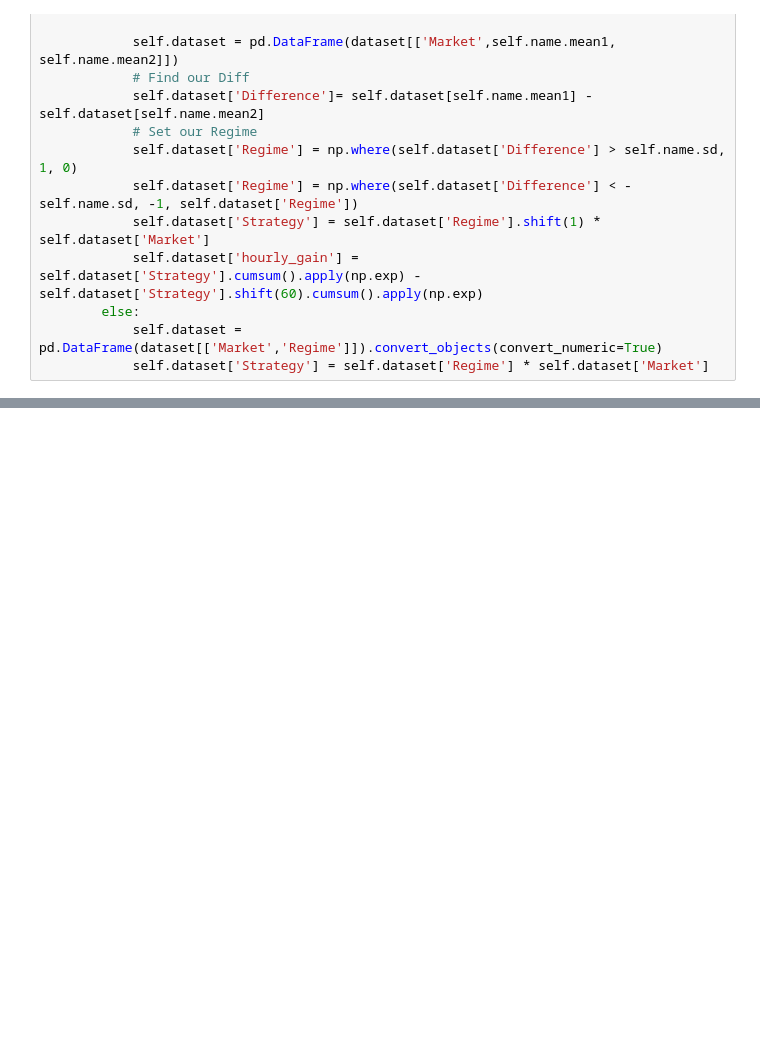
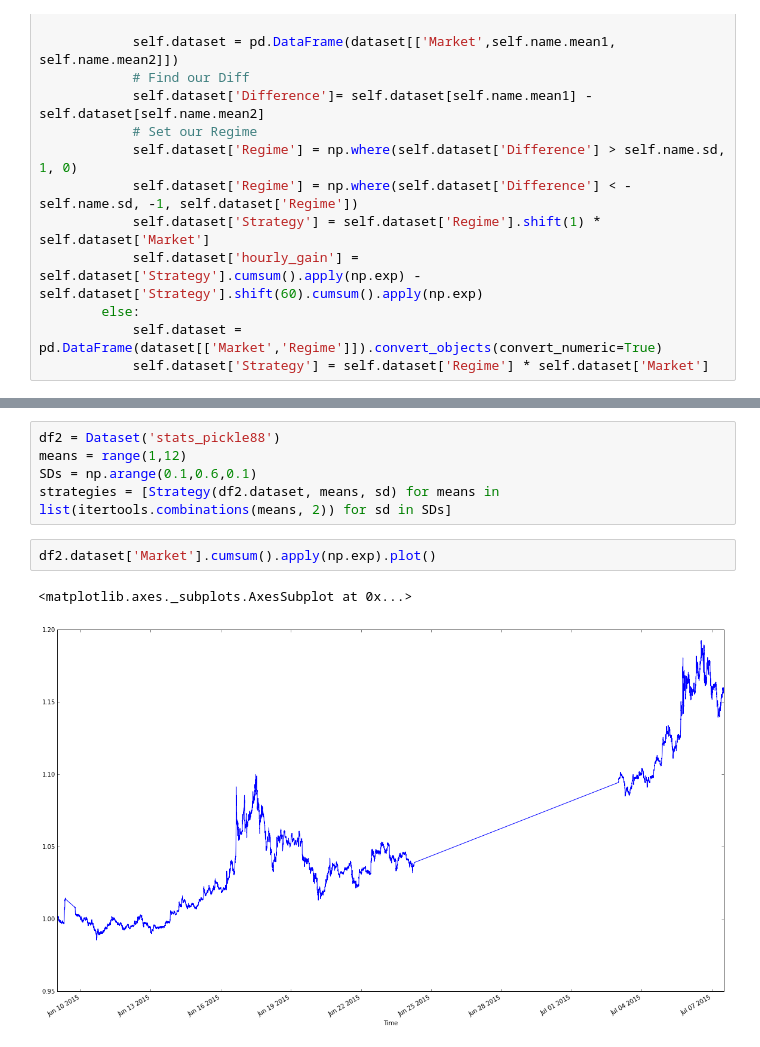
Before and after one commit to peterFran/bitpy, a Jupyter notebook: modelling/Hourly Updater.ipynb, the cells around one changed output, grey strips where cells are left out. Drawn from its saved outputs; the diff is of its cells as text; blank space fills up the shorter version.

```diff
--- a/modelling/Hourly Updater.ipynb
+++ b/modelling/Hourly Updater.ipynb
@@ -207,0 +175,10 @@ None
+# %%
+df2 = Dataset('stats_pickle88')
+means = range(1,12)
+SDs = np.arange(0.1,0.6,0.1)
+strategies = [Strategy(df2.dataset, means, sd) for means in list(itertools.combinations(means, 2)) for sd in SDs]
+# %%
+df2.dataset['Market'].cumsum().apply(np.exp).plot()
+# %% [output]
+<matplotlib.axes._subplots.AxesSubplot at 0x...>
+[figure, added]
```
Also changed, not shown: parts of 4 cells of this notebook.
